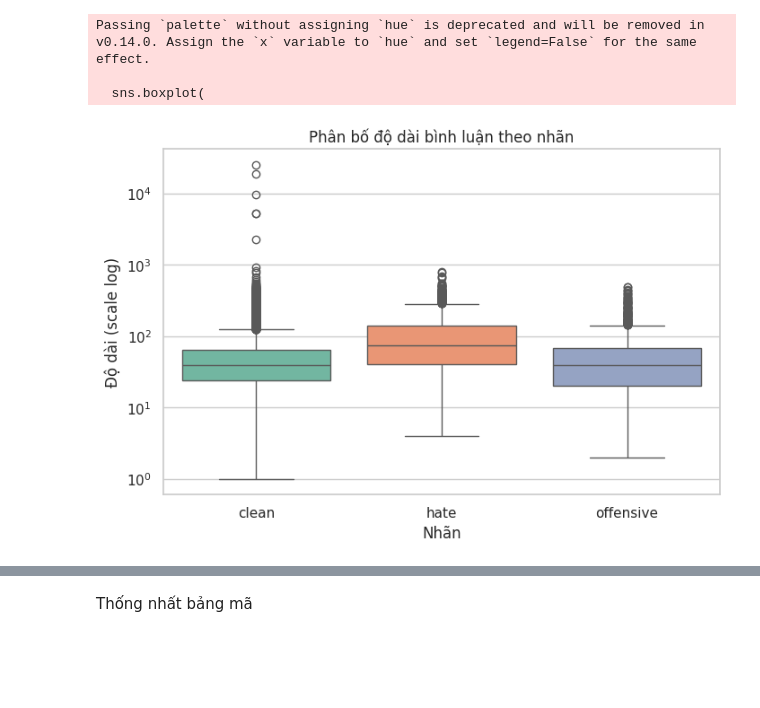
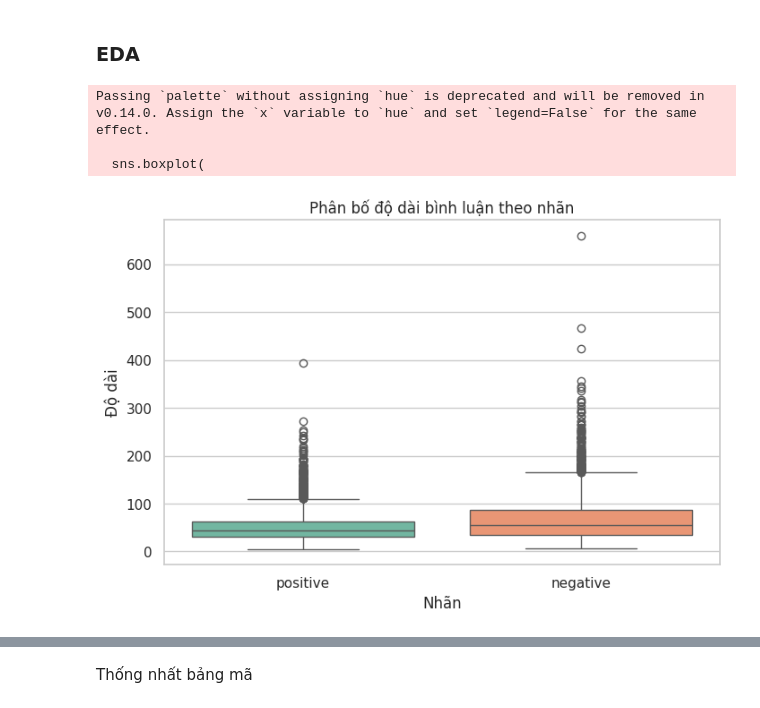
Before and after one commit to tkt-gemini/sentiment-binary-classification, a Jupyter notebook: main.ipynb, the cells around one changed output, grey strips where cells are left out. Cells and saved outputs as stored; diff of their text form; code cells hidden in the pictures; blank space fills up the shorter version.

```diff
--- a/main.ipynb
+++ b/main.ipynb
@@ -97,0 +45,11 @@ Passing `palette` without assigning `hue` is deprecated and will be removed in v
+# %%
+df = {
+    'train': pd.DataFrame(),
+    'dev': pd.DataFrame(),
+    'test': pd.DataFrame()
+}
+
+try:
+    process_dataframe(df, load_file)
+except Exception as e:
+    print(f"Errors: {e}")
@@ -97,0 +80,24 @@ Passing `palette` without assigning `hue` is deprecated and will be removed in v
+# %%
+label_encoder = LabelEncoder()
+
+df['train']['sentiment_encoded'] = label_encoder.fit_transform(df['train']['sentiment'])
+df['dev']['sentiment_encoded'] = label_encoder.transform(df['dev']['sentiment'])
+df['test']['sentiment_encoded'] = label_encoder.transform(df['test']['sentiment'])
+
+for label, encoded in zip(label_encoder.classes_, label_encoder.transform(label_encoder.classes_)):
+    print(f"{label}: {encoded}")
+
+print(f"Train set:")
+display(df['train'][['sentiment', 'sentiment_encoded']].head())
+print(f"Dev set:")
+display(df['dev'][['sentiment', 'sentiment_encoded']].head())
+print(f"Test set:")
+display(df['test'][['sentiment', 'sentiment_encoded']].head())
+
+print("Phân phối nhãn sau khi encode:")
+print("Train:")
+print(df['train']['sentiment_encoded'].value_counts().sort_index())
+print("Dev:")
+print(df['dev']['sentiment_encoded'].value_counts().sort_index())
+print("Test:")
+print(df['test']['sentiment_encoded'].value_counts().sort_index())
@@ -98,19 +144,20 @@ Passing `palette` without assigning `hue` is deprecated and will be removed in v
+# %% [markdown]
+### EDA
 # %%
 plt.figure(figsize=(8, 5))
 sns.boxplot(
-    x='label',
-    y=df_train['comment'].astype(str).apply(len),
-    data=df_train,
+    x='sentiment',
+    y=df['train']['sentence'].astype(str).apply(len),
+    data=df['train'],
     palette='Set2'
 )
 
 plt.title('Phân bố độ dài bình luận theo nhãn')
-plt.yscale('log')
 plt.xlabel('Nhãn')
-plt.ylabel('Độ dài (scale log)')
+plt.ylabel('Độ dài')
 plt.show()
 # %% [output]
 Passing `palette` without assigning `hue` is deprecated and will be removed in v0.14.0. Assign the `x` variable to `hue` and set `legend=False` for the same effect.
 
   sns.boxplot(
-[figure, old version]
+[figure, new version]
```
Also changed, not shown: parts of 60 cells of this notebook, 8 other files.
